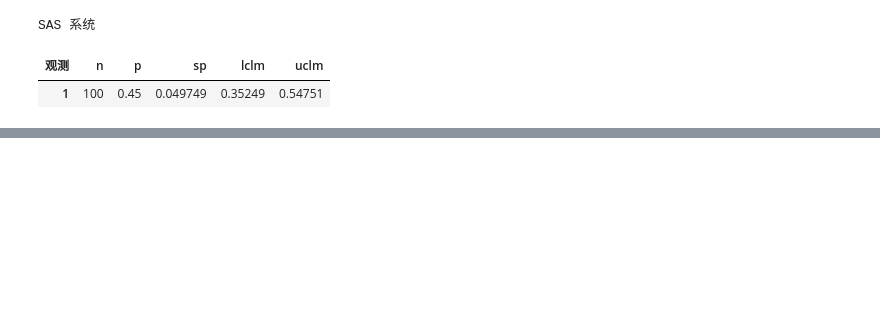
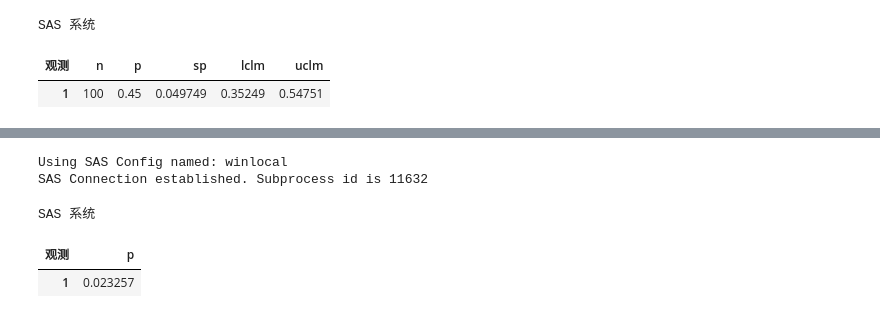
Before and after one commit to pumc-zhou/Med-Stat-Notes, a Jupyter notebook: Guide/SAS/25-06-07-binomial.ipynb, the cells around one changed output, grey strips where cells are left out. Cells and saved outputs as stored; diff of their text form; code cells hidden in the pictures; blank space fills up the shorter version.

```diff
--- a/Guide/SAS/25-06-07-binomial.ipynb
+++ b/Guide/SAS/25-06-07-binomial.ipynb
@@ -72,0 +85,16 @@ SAS 系统
+# %%
+%%SAS
+/*程序15-3*/
+data binomial15_3;
+    d= probbnml(0.55,10,8);
+    p= 1-d;
+run;
+proc print;
+    var p;
+run;
+# %% [output]
+Using SAS Config named: winlocal
+SAS Connection established. Subprocess id is 11632
+SAS 系统
+| 观测 | p |
+| 1 | 0.023257 |
```
Also changed, not shown: parts of 16 cells of this notebook, 4 other files.
